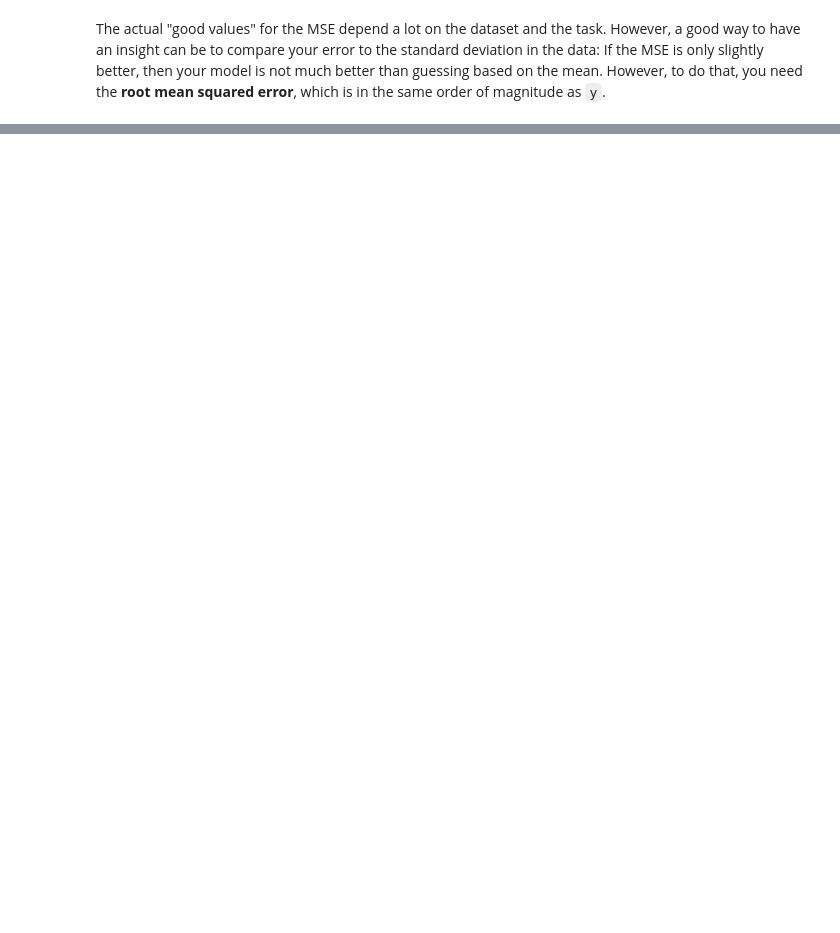
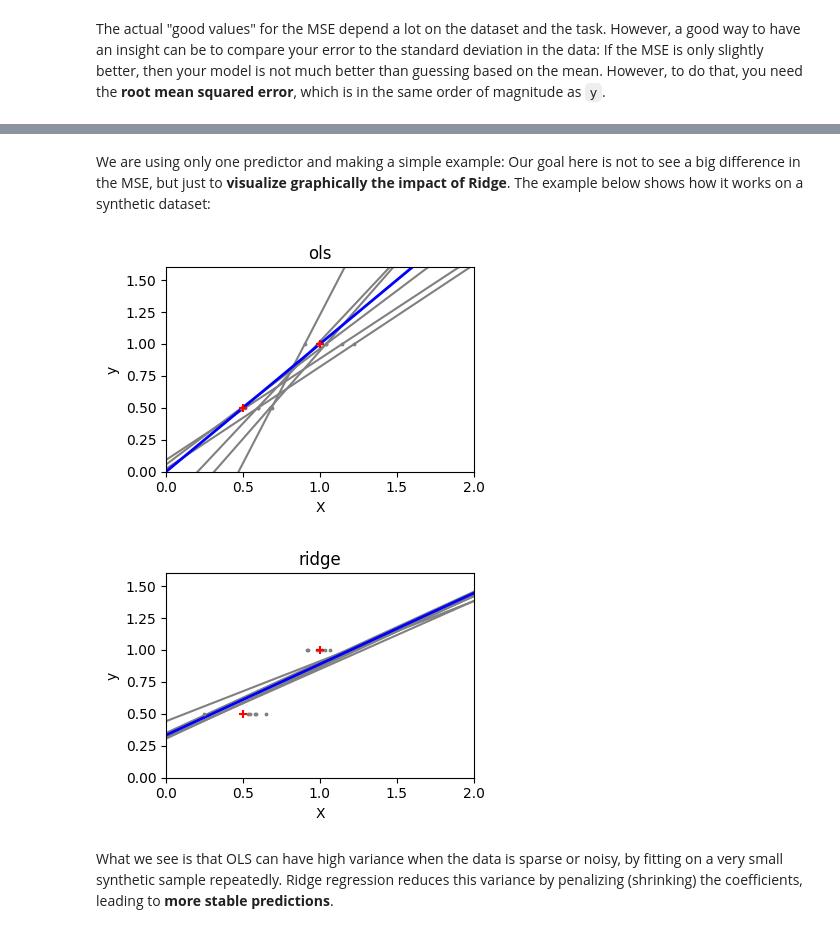
Before and after one commit to cg67qowo/Advanced-Data-Analysis-with-Python, a Jupyter notebook: Week_6/06-04-ridge_and_lasso.ipynb, the cells around one changed output, grey strips where cells are left out. Drawn from its saved outputs; the diff is of its cells as text; code cells hidden in the pictures; blank space fills up the shorter version.

Commit message:
added ridge and lasso

```diff
--- a/Week_6/06-04-ridge_and_lasso.ipynb
+++ b/Week_6/06-04-ridge_and_lasso.ipynb
@@ -77,0 +59,3 @@ Shape of input data: (545, 5) and shape of target variable: (545,)
+# %%
+X = df.drop(columns=['target'])
+y = df['target']
@@ -79,0 +70,15 @@ X_train, X_test, y_train, y_test = train_test_split(X, y, test_size=0.2, random_
+# %%
+# Initialize a Linear Regression model
+lreg = LinearRegression()
+
+# Fit the linear model on the train data
+lreg.fit(X_train, y_train)
+
+# Predict on the validation data
+y_test_pred = lreg.predict(X_test)
+
+# Use the mean_squared_error function to compute the validation mse
+mse = mean_squared_error(y_test,y_test_pred)
+
+# Print the root MSE value
+print ("Linear regression validation RMSE is", np.sqrt(mse))
@@ -102,0 +119,43 @@ print(np.std(y_test))
+# %% [markdown]
+We are using only one predictor and making a simple example: Our goal here is not to see a big difference in the MSE, but just to **visualize graphically the impact of Ridge**. The example below shows how it works on a synthetic dataset:
+# %%
+# Taken from sklearn documentation (https://sklearn.org/stable/auto_examples/linear_model/plot_ols_ridge.html)
+
+X_train_plot = np.c_[0.5, 1].T
+y_train_plot = [0.5, 1]
+X_test_plot = np.c_[0, 2].T
+
+np.random.seed(0)
+
+classifiers = dict(
+    ols=LinearRegression(), ridge=Ridge(alpha=0.1)
+)
+
+for name, clf in classifiers.items():
+    fig, ax = plt.subplots(figsize=(4, 3))
+
+    for _ in range(6):
+        this_X = 0.1 * np.random.normal(size=(2, 1)) + X_train
+        clf.fit(this_X, y_train)
+
+        ax.plot(X_test, clf.predict(X_test), color="gray")
+        ax.scatter(this_X, y_train, s=3, c="gray", marker="o", zorder=10)
+
+    clf.fit(X_train_plot, y_train_plot)
+    ax.plot(X_test_plot, clf.predict(X_test), linewidth=2, color="blue")
+    ax.scatter(X_train_plot, y_train_plot, s=30, c="red", marker="+", zorder=10)
+
+    ax.set_title(name)
+    ax.set_xlim(0, 2)
+    ax.set_ylim((0, 1.6))
+    ax.set_xlabel("X")
+    ax.set_ylabel("y")
+
+    fig.tight_layout()
+
+plt.show()
+# %% [output]
+[figure, added]
+[figure, added]
+# %% [markdown]
+What we see is that OLS can have high variance when the data is sparse or noisy, by fitting on a very small synthetic sample repeatedly. Ridge regression reduces this variance by penalizing (shrinking) the coefficients, leading to **more stable predictions**.
```
Also changed, not shown: parts of 19 cells of this notebook, 2 other files.
